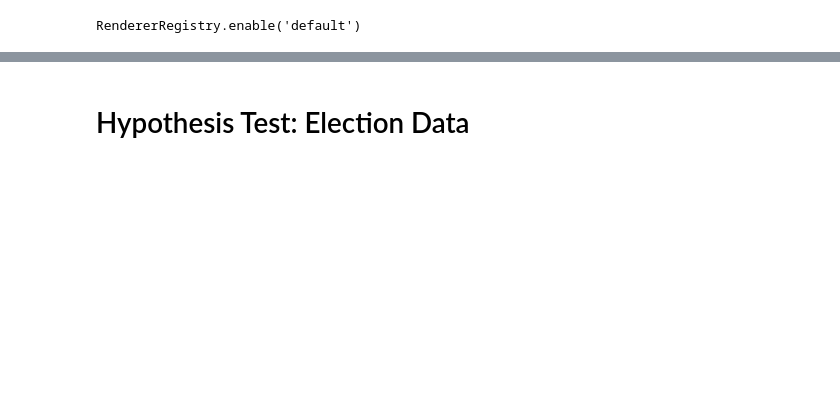
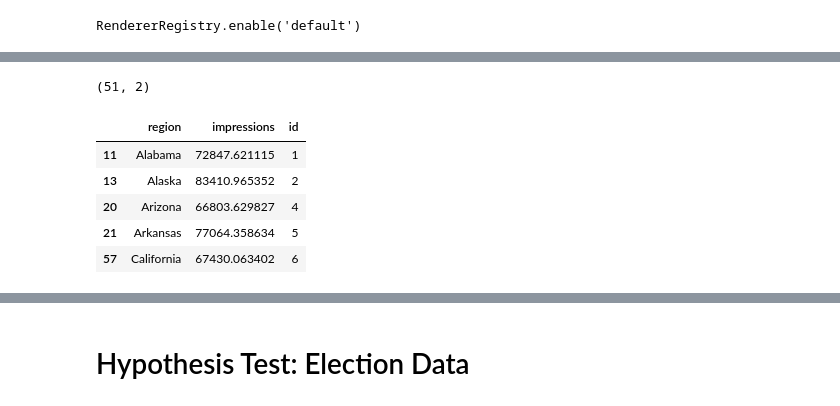
Before and after one commit to rpillai7/Facebook-Ads-Project, a Jupyter notebook: New_FB_Ads_Virtual.ipynb, the cells around one changed output, grey strips where cells are left out. Cells and saved outputs as stored; diff of their text form; code cells hidden in the pictures; blank space fills up the shorter version.

```diff
--- a/New_FB_Ads_Virtual.ipynb
+++ b/New_FB_Ads_Virtual.ipynb
@@ -89,12 +68,0 @@ region_df = pd.DataFrame()
-# %%
-for index, row in df.iterrows():
-    if row['delivery_by_region'] == 0:
-        continue
-    else:
-        d = pd.DataFrame(row['delivery_by_region'])
-        d['percentage'] = d.get('percentage').apply(float)
-        d['impressions_per_state'] = d.get('percentage') * row['average_est_impressions']
-
-        region_df = region_df.append(d)
-
-region_df.head()
@@ -206,0 +177,6 @@ df[df.get('sentiment') == 'NEGATIVE'].shape
+# %%
+negative_df = pd.concat(df_list, ignore_index = True)
+negative_df = negative_df[negative_df['sentiment'] == 'NEGATIVE']
+negative_df = negative_df.groupby('region').mean().reset_index()
+negative_df = negative_df[negative_df.get('region').isin(us_states) == True]
+negative_df.head()
@@ -206,0 +190,18 @@ df[df.get('sentiment') == 'NEGATIVE'].shape
+# %%
+negative_df.shape
+# %% [output]
+(51, 2)
+# %%
+negative_df.get('region').iloc[47] = 'District of Columbia'
+negative_df.sort_values(by = 'region', inplace = True)
+# %%
+pop = data.population_engineers_hurricanes()
+negative_df['id'] = list(pop.get('id'))[:-1]
+negative_df.head()
+# %% [output]
+|  | region | impressions | id |
+| 11 | Alabama | 72847.621115 | 1 |
+| 13 | Alaska | 83410.965352 | 2 |
+| 20 | Arizona | 66803.629827 | 4 |
+| 21 | Arkansas | 77064.358634 | 5 |
+| 57 | California | 67430.063402 | 6 |
```
Also changed, not shown: parts of 55 cells of this notebook.
